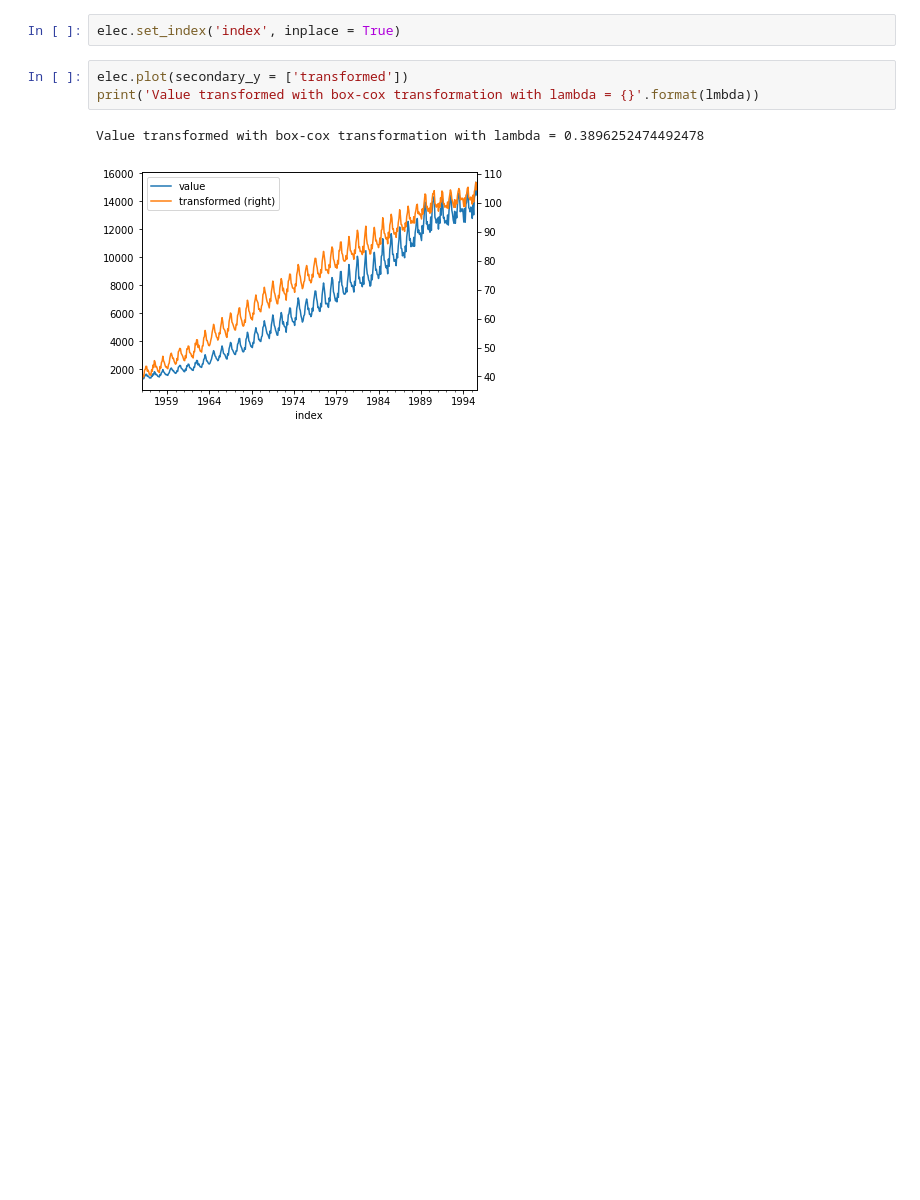
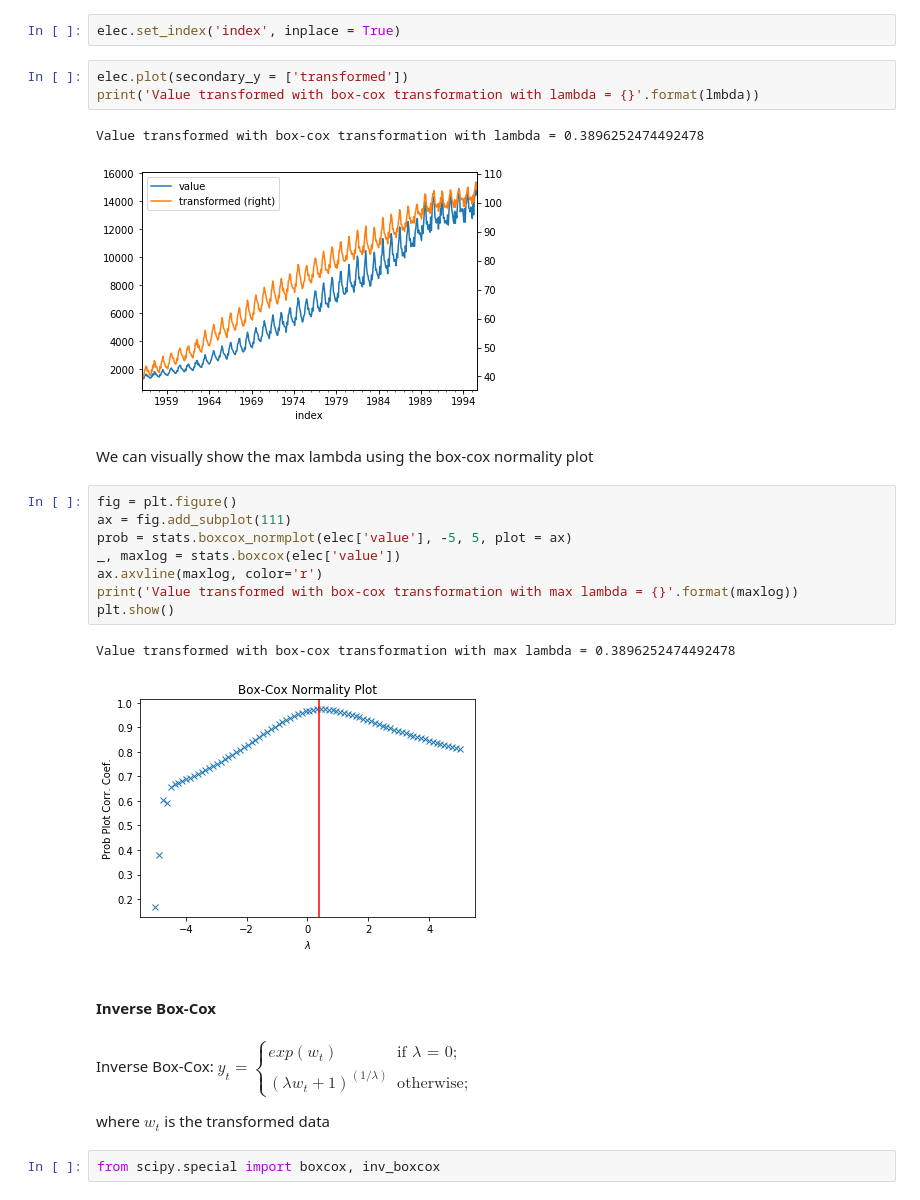
Before and after one commit to robahall/tswalkthrough, a Jupyter notebook: notebooks/2.0_rah_time_forecasters_toolbox.ipynb, the cells around one changed output. Saved outputs shown, nothing was run; the diff lists cells and outputs as text; blank space fills up the shorter version.

Commit message:
Added inverse box-cox

```diff
--- a/notebooks/2.0_rah_time_forecasters_toolbox.ipynb
+++ b/notebooks/2.0_rah_time_forecasters_toolbox.ipynb
@@ -210,3 +215,30 @@ print('Value transformed with box-cox transformation with lambda = {}'.format(lm
 # %% [output]
 Value transformed with box-cox transformation with lambda = 0.3896252474492478
 [figure]
+# %% [markdown]
+We can visually show the max lambda using the box-cox normality plot
+# %%
+fig = plt.figure()
+ax = fig.add_subplot(111)
+prob = stats.boxcox_normplot(elec['value'], -5, 5, plot = ax)
+_, maxlog = stats.boxcox(elec['value'])
+ax.axvline(maxlog, color='r')
+print('Value transformed with box-cox transformation with max lambda = {}'.format(maxlog))
+plt.show()
+# %% [output]
+Value transformed with box-cox transformation with max lambda = 0.3896252474492478
+[figure, added]
+# %% [markdown]
+#### Inverse Box-Cox
+# %% [markdown]
+Inverse Box-Cox:
+$
+  y_{t}=\begin{cases}
+               exp(w_{t}) & \text{if } \lambda \text{ = 0};\\
+               (\lambda w_{t} + 1)^{(1/\lambda)} & \text{otherwise};
+            \end{cases}
+$
+
+where $w_{t}$ is the transformed data
+# %%
+from scipy.special import boxcox, inv_boxcox
```
Also changed, not shown: parts of 13 cells of this notebook.
